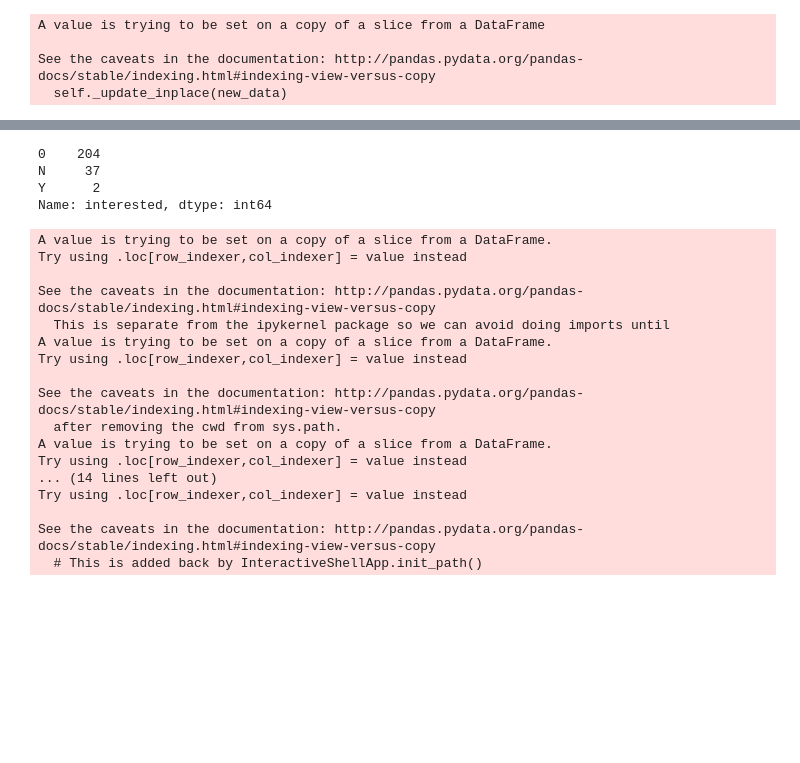
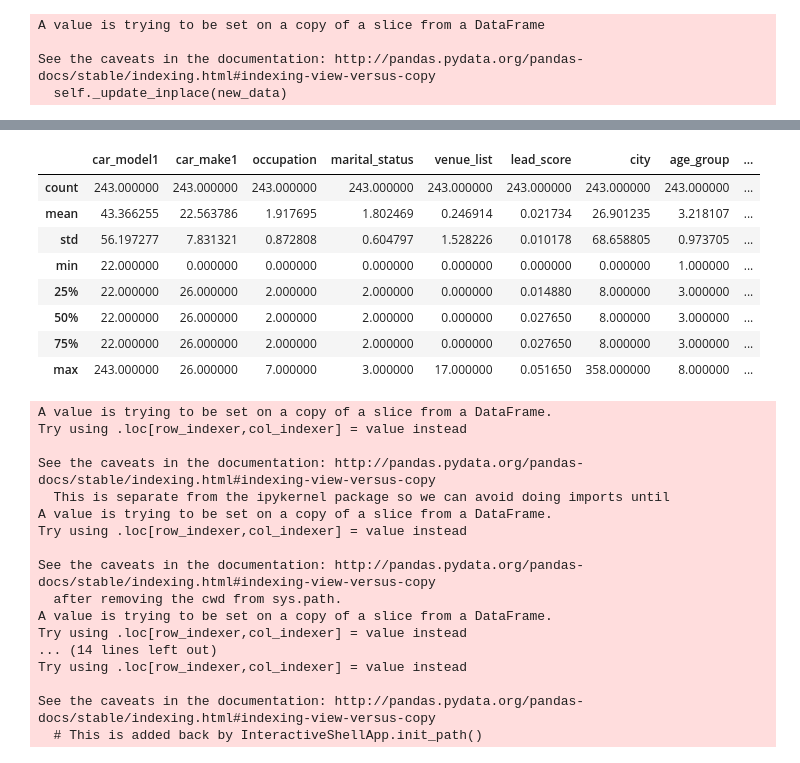
Before and after one commit to lokesh1233/LEAD_MS, a Jupyter notebook: notebooks/PreprocessingData.ipynb, the cells around one changed output, grey strips where cells are left out. Cells and saved outputs as stored; diff of their text form; code cells hidden in the pictures; blank space fills up the shorter version.

```diff
--- a/notebooks/PreprocessingData.ipynb
+++ b/notebooks/PreprocessingData.ipynb
@@ -212,12 +194,17 @@ is_customer                  243 non-null object
 dtypes: float64(13), int64(1), object(7)
 memory usage: 41.8+ KB
-# %%
-lead_transform['interested'].value_counts()
-# %% [output]
-0    204
-N     37
-Y      2
-Name: interested, dtype: int64
+# %%
+lead_transform.describe()
+# %% [output]
+|  | car_model1 | car_make1 | occupation | marital_status | venue_list | lead_score | city | age_group | ... |
+| count | 243.000000 | 243.000000 | 243.000000 | 243.000000 | 243.000000 | 243.000000 | 243.000000 | 243.000000 | ... |
+| mean | 43.366255 | 22.563786 | 1.917695 | 1.802469 | 0.246914 | 0.021734 | 26.901235 | 3.218107 | ... |
+| std | 56.197277 | 7.831321 | 0.872808 | 0.604797 | 1.528226 | 0.010178 | 68.658805 | 0.973705 | ... |
+| min | 22.000000 | 0.000000 | 0.000000 | 0.000000 | 0.000000 | 0.000000 | 0.000000 | 1.000000 | ... |
+| 25% | 22.000000 | 26.000000 | 2.000000 | 2.000000 | 0.000000 | 0.014880 | 8.000000 | 3.000000 | ... |
+| 50% | 22.000000 | 26.000000 | 2.000000 | 2.000000 | 0.000000 | 0.027650 | 8.000000 | 3.000000 | ... |
+| 75% | 22.000000 | 26.000000 | 2.000000 | 2.000000 | 0.000000 | 0.027650 | 8.000000 | 3.000000 | ... |
+| max | 243.000000 | 26.000000 | 7.000000 | 3.000000 | 17.000000 | 0.051650 | 358.000000 | 8.000000 | ... |
 # %%
 #lead_transform['lead_stage_code'] = enc.fit_transform(lead_transform['lead_stage'])
 
```
Also changed, not shown: parts of 27 cells of this notebook, 2 other files.
